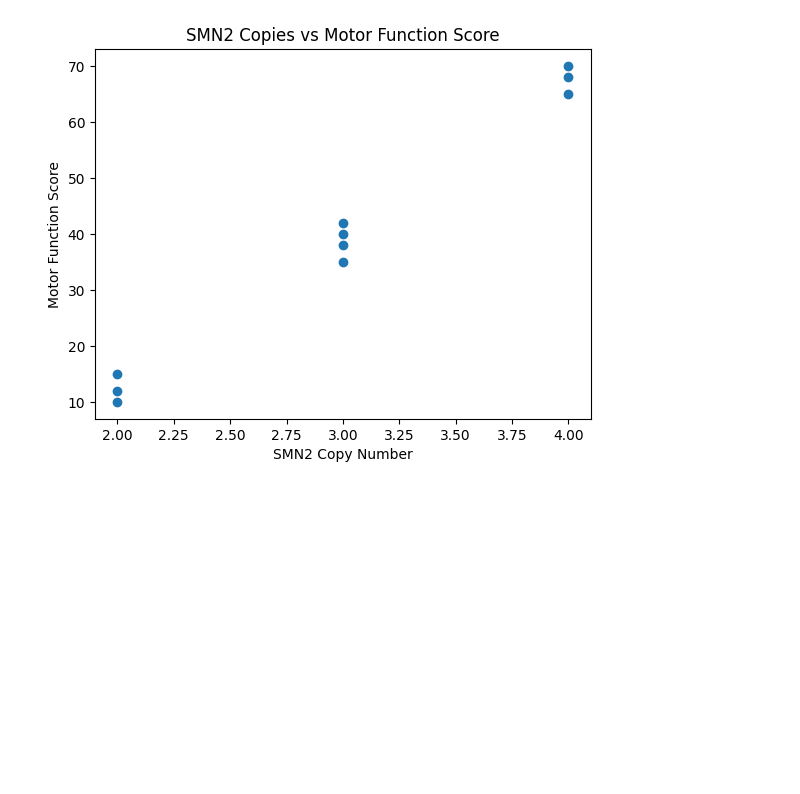
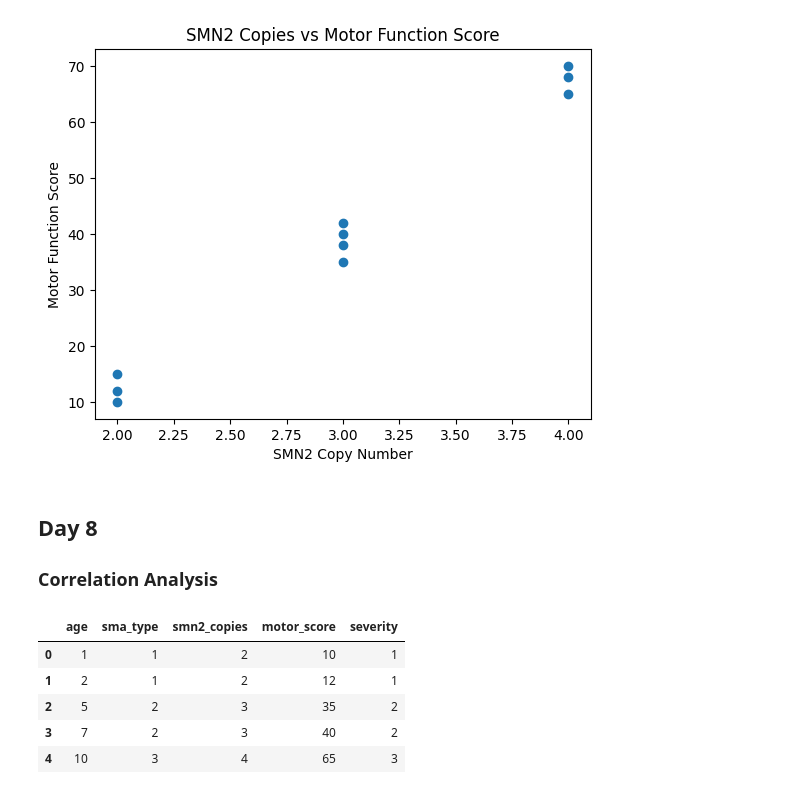
Before and after one commit to Kisara00555/sma-data-science, a Jupyter notebook: notebooks/01_sma_background_and_data_overview.ipynb, the cells around one changed output. Cells and saved outputs as stored; diff of their text form; code cells hidden in the pictures; blank space fills up the shorter version.

```diff
--- a/notebooks/01_sma_background_and_data_overview.ipynb
+++ b/notebooks/01_sma_background_and_data_overview.ipynb
@@ -319,3 +319,32 @@ plt.savefig("../results/figures/smn2_vs_motor_score.png")
 plt.show()
 # %% [output]
 [figure]
+# %% [markdown]
+## Day 8
+### Correlation Analysis
+# %%
+## Prepare Data for Correlation
+# Make a copy so original data is not affected
+df_corr = df_cleaned.copy()
+
+# Encode categorical variables
+df_corr["sma_type"] = df_corr["sma_type"].map({
+    "Type I": 1,
+    "Type II": 2,
+    "Type III": 3
+})
+
+df_corr["severity"] = df_corr["severity"].map({
+    "severe": 1,
+    "moderate": 2,
+    "mild": 3
+})
+
+df_corr.head()
+# %% [output]
+|  | age | sma_type | smn2_copies | motor_score | severity |
+| 0 | 1 | 1 | 2 | 10 | 1 |
+| 1 | 2 | 1 | 2 | 12 | 1 |
+| 2 | 5 | 2 | 3 | 35 | 2 |
+| 3 | 7 | 2 | 3 | 40 | 2 |
+| 4 | 10 | 3 | 4 | 65 | 3 |
```
Also changed, not shown: parts of 4 cells of this notebook, 1 other file.
